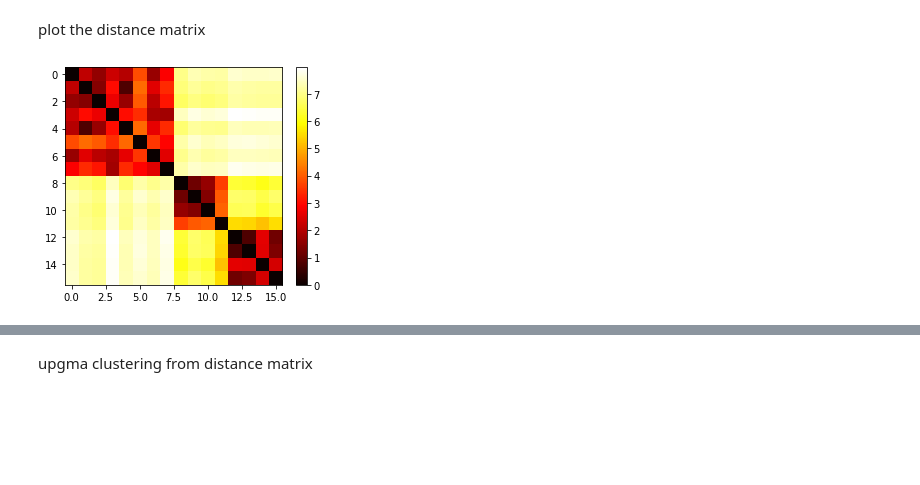
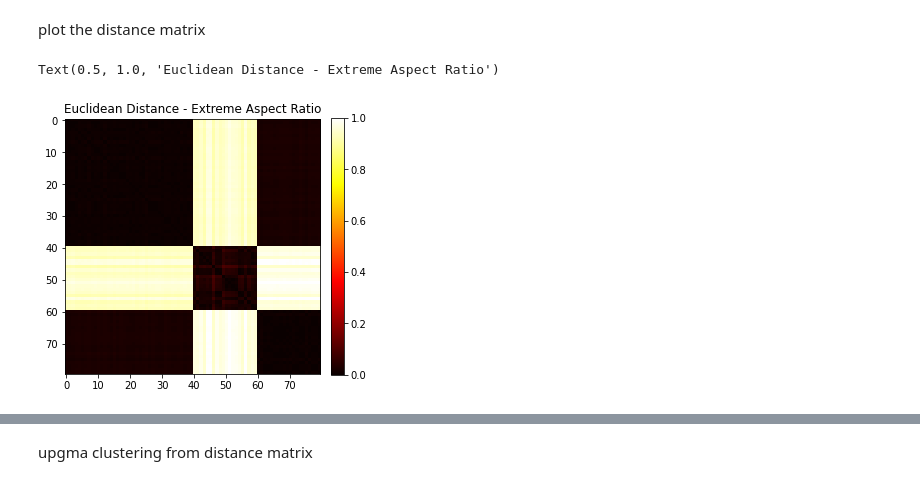
Before and after one commit to namitjuneja/CoMoDO, a Jupyter notebook: Vector debugging.ipynb, the cells around one changed output, grey strips where cells are left out. Drawn from its saved outputs; the diff is of its cells as text; code cells hidden in the pictures; blank space fills up the shorter version.

```diff
--- a/Vector debugging.ipynb
+++ b/Vector debugging.ipynb
@@ -64,7 +67,19 @@ Pruned 0 component(s)
 # %% [markdown]
 plot the distance matrix
+# %%
+def get_normalized_matrix(distance_matrix):
+    return (distance_matrix - np.min(distance_matrix))/(np.max(distance_matrix)-np.min(distance_matrix))
+# %%
+distances_cosine = np.load('distances_80_negative_cosine.npy')
+distances_cosine_norm = get_normalized_matrix(distances_cosine)
+distances_euclidean = np.load('distances_80_euclidean_dsquared.npy')
+distances_euclidean_norm = get_normalized_matrix(distances_euclidean)
 # %%
-plt.imshow(distances, cmap='hot')
+fig = plt.figure(figsize=(5,5))
+
+plt.imshow(distances_euclidean_norm, cmap='hot')
 cbar = plt.colorbar(fraction=0.046, pad=0.04)
+plt.title('Euclidean Distance - Extreme Aspect Ratio')
 # %% [output]
+Text(0.5, 1.0, 'Euclidean Distance - Extreme Aspect Ratio')
-[figure, old version]
+[figure, new version]
```
Also changed, not shown: parts of 46 cells of this notebook, 1 other file.
